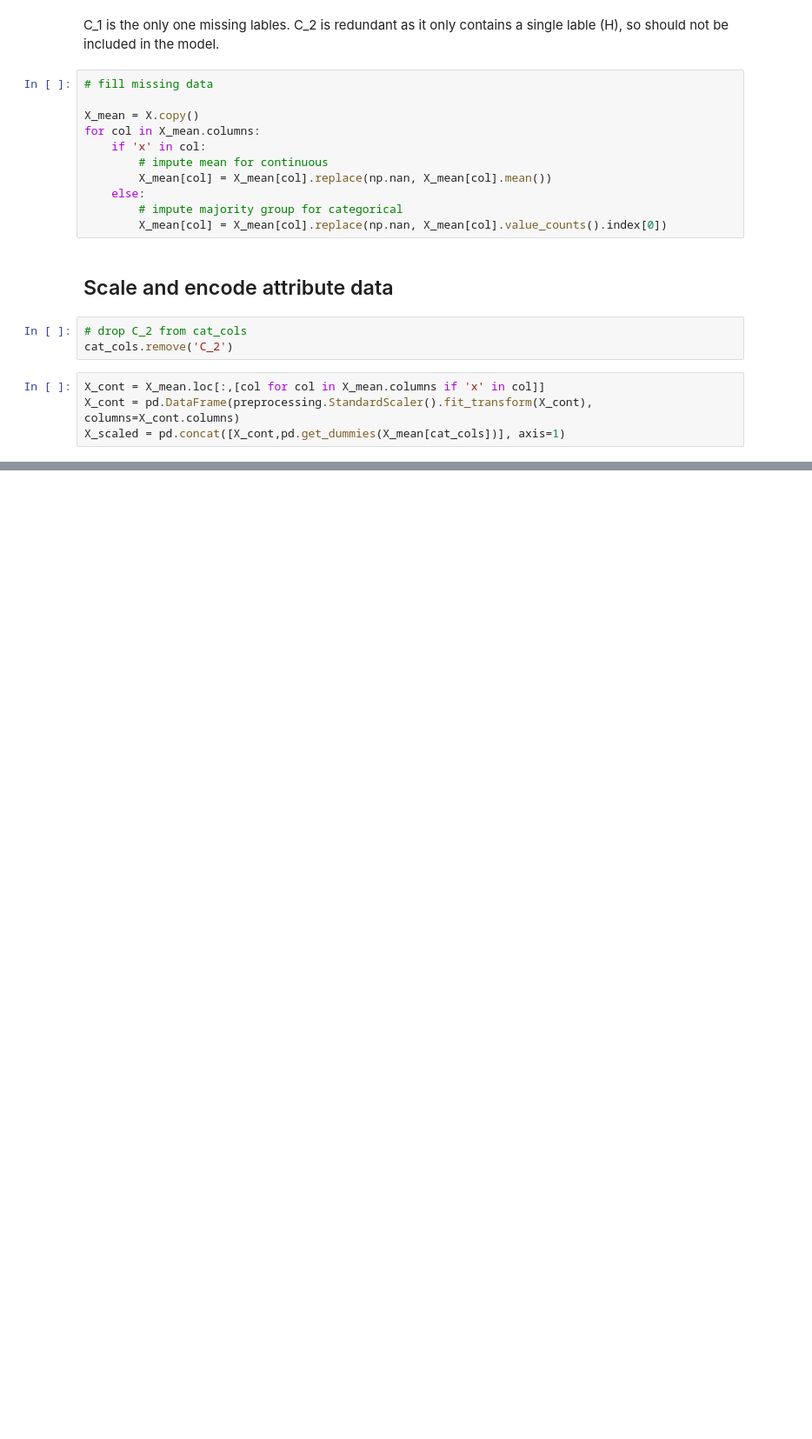
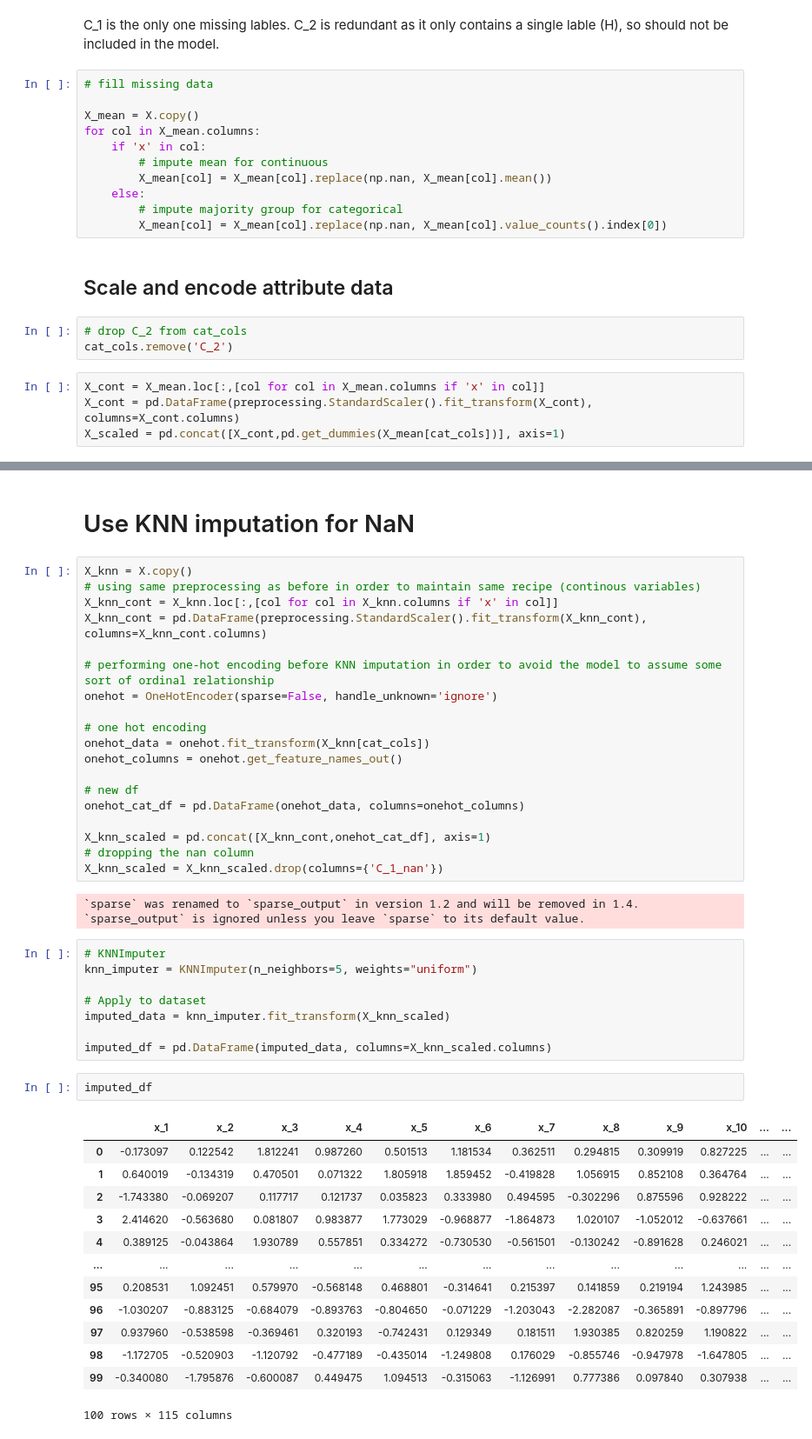
Before and after one commit to Zzanis/Case_1, a Jupyter notebook: case1_eda.ipynb, the cells around one changed output, grey strips where cells are left out. Shown at 87% size. Saved outputs shown, nothing was run; the diff lists cells and outputs as text; blank space fills up the shorter version.

Commit message:
Wrote some general considerations and also did KNN imputation if we want to go with that instead

```diff
--- a/case1_eda.ipynb
+++ b/case1_eda.ipynb
@@ -133,0 +142,47 @@ X_scaled
+# %% [markdown]
+# Use KNN imputation for NaN
+# %%
+X_knn = X.copy()
+# using same preprocessing as before in order to maintain same recipe (continous variables)
+X_knn_cont = X_knn.loc[:,[col for col in X_knn.columns if 'x' in col]]
+X_knn_cont = pd.DataFrame(preprocessing.StandardScaler().fit_transform(X_knn_cont), columns=X_knn_cont.columns)
+
+# performing one-hot encoding before KNN imputation in order to avoid the model to assume some sort of ordinal relationship
+onehot = OneHotEncoder(sparse=False, handle_unknown='ignore')
+
+# one hot encoding
+onehot_data = onehot.fit_transform(X_knn[cat_cols])
+onehot_columns = onehot.get_feature_names_out()
+
+# new df
+onehot_cat_df = pd.DataFrame(onehot_data, columns=onehot_columns)
+
+X_knn_scaled = pd.concat([X_knn_cont,onehot_cat_df], axis=1)
+# dropping the nan column
+X_knn_scaled = X_knn_scaled.drop(columns={'C_1_nan'})
+# %% [output]
+`sparse` was renamed to `sparse_output` in version 1.2 and will be removed in 1.4. `sparse_output` is ignored unless you leave `sparse` to its default value.
+# %%
+# KNNImputer
+knn_imputer = KNNImputer(n_neighbors=5, weights="uniform")
+
+# Apply to dataset
+imputed_data = knn_imputer.fit_transform(X_knn_scaled)
+
+imputed_df = pd.DataFrame(imputed_data, columns=X_knn_scaled.columns)
+# %%
+imputed_df
+# %% [output]
+|  | x_1 | x_2 | x_3 | x_4 | x_5 | x_6 | x_7 | x_8 | x_9 | x_10 | ... | ... |
+| 0 | -0.173097 | 0.122542 | 1.812241 | 0.987260 | 0.501513 | 1.181534 | 0.362511 | 0.294815 | 0.309919 | 0.827225 | ... | ... |
+| 1 | 0.640019 | -0.134319 | 0.470501 | 0.071322 | 1.805918 | 1.859452 | -0.419828 | 1.056915 | 0.852108 | 0.364764 | ... | ... |
+| 2 | -1.743380 | -0.069207 | 0.117717 | 0.121737 | 0.035823 | 0.333980 | 0.494595 | -0.302296 | 0.875596 | 0.928222 | ... | ... |
+| 3 | 2.414620 | -0.563680 | 0.081807 | 0.983877 | 1.773029 | -0.968877 | -1.864873 | 1.020107 | -1.052012 | -0.637661 | ... | ... |
+| 4 | 0.389125 | -0.043864 | 1.930789 | 0.557851 | 0.334272 | -0.730530 | -0.561501 | -0.130242 | -0.891628 | 0.246021 | ... | ... |
+| ... | ... | ... | ... | ... | ... | ... | ... | ... | ... | ... | ... | ... |
+| 95 | 0.208531 | 1.092451 | 0.579970 | -0.568148 | 0.468801 | -0.314641 | 0.215397 | 0.141859 | 0.219194 | 1.243985 | ... | ... |
+| 96 | -1.030207 | -0.883125 | -0.684079 | -0.893763 | -0.804650 | -0.071229 | -1.203043 | -2.282087 | -0.365891 | -0.897796 | ... | ... |
+| 97 | 0.937960 | -0.538598 | -0.369461 | 0.320193 | -0.742431 | 0.129349 | 0.181511 | 1.930385 | 0.820259 | 1.190822 | ... | ... |
+| 98 | -1.172705 | -0.520903 | -1.120792 | -0.477189 | -0.435014 | -1.249808 | 0.176029 | -0.855746 | -0.947978 | -1.647805 | ... | ... |
+| 99 | -0.340080 | -1.795876 | -0.600087 | 0.449475 | 1.094513 | -0.315063 | -1.126991 | 0.777386 | 0.097840 | 0.307938 | ... | ... |
+100 rows × 115 columns
```
Also changed, not shown: parts of 5 cells of this notebook.
